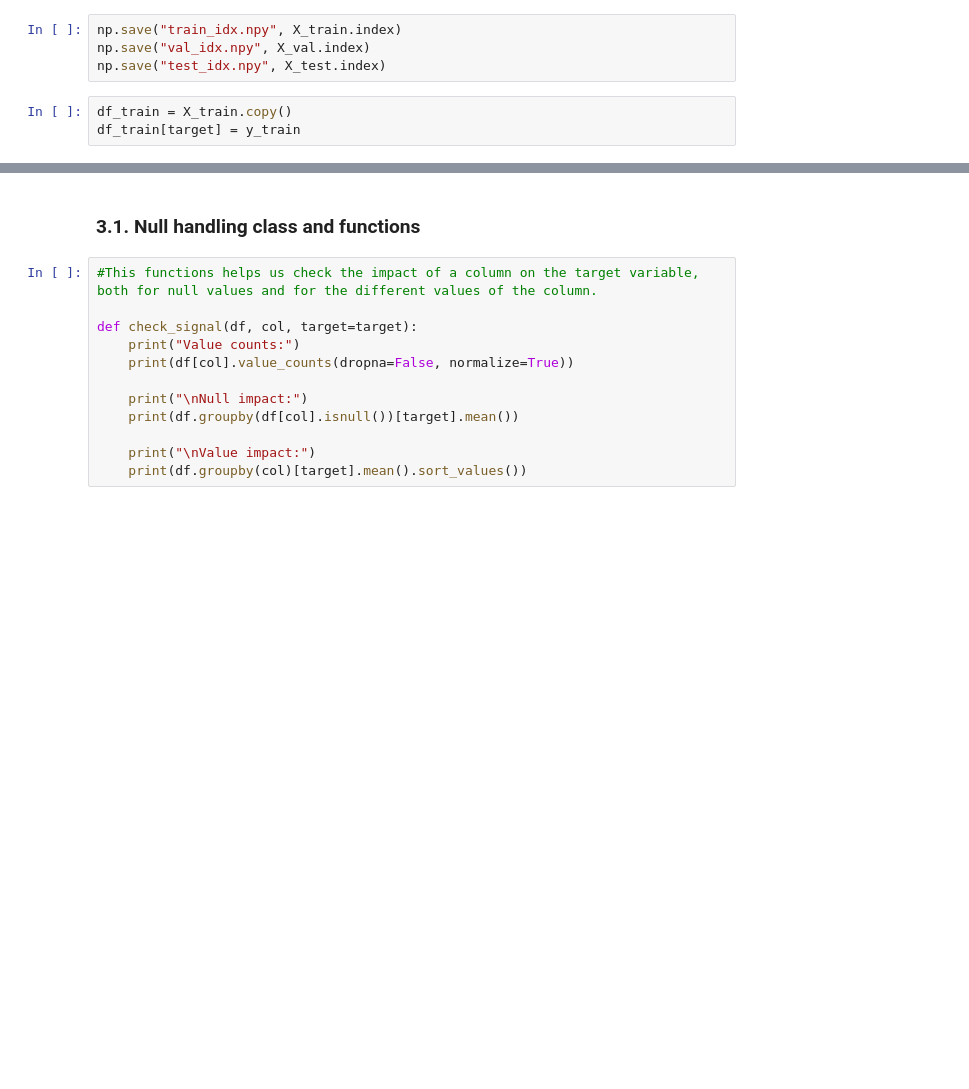
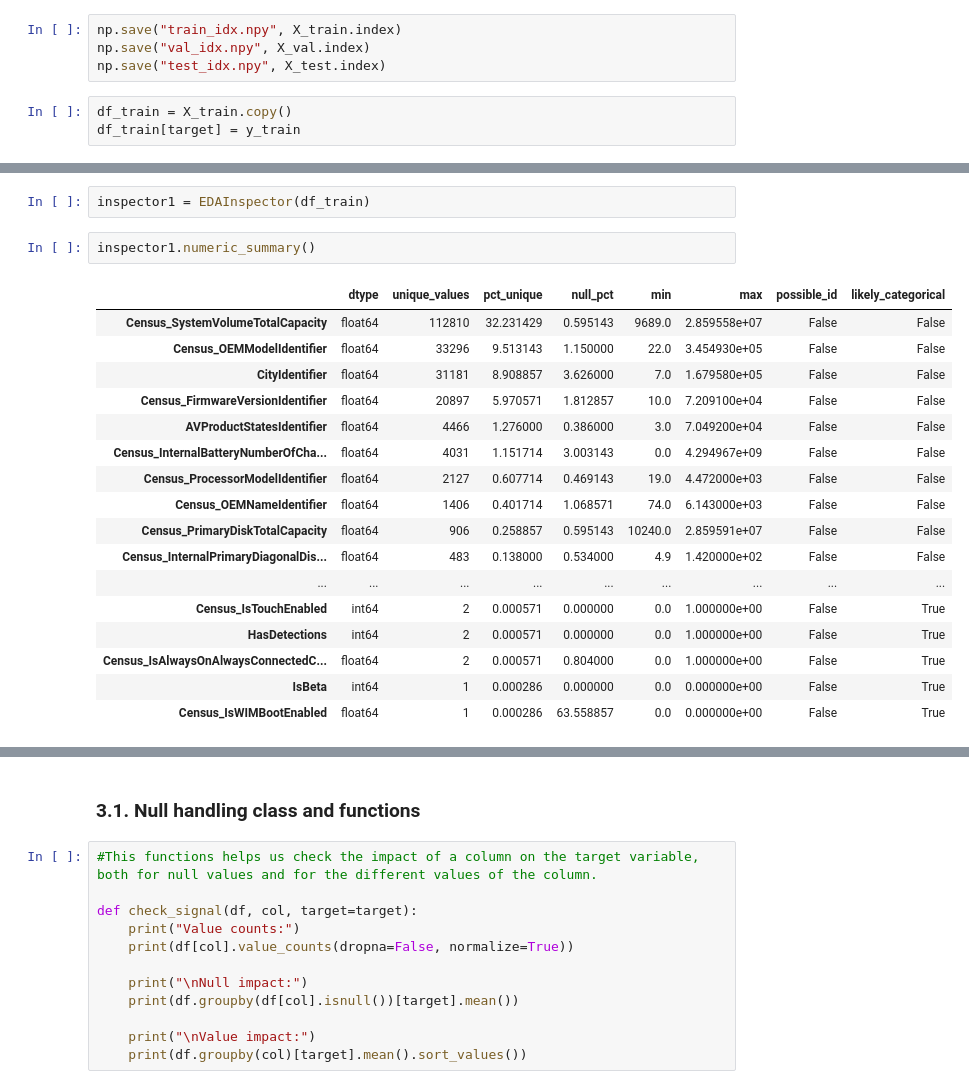
Before and after one commit to Ehunankakoa/nuclio-datascience_AI, a Jupyter notebook: Entregable_2/Entregable_2.ipynb, the cells around one changed output, grey strips where cells are left out. Drawn from its saved outputs; the diff is of its cells as text; blank space fills up the shorter version.

Commit message:
eda_null_handling_commit

```diff
--- a/Entregable_2/Entregable_2.ipynb
+++ b/Entregable_2/Entregable_2.ipynb
@@ -184,0 +312,22 @@ df_train[target] = y_train
+# %%
+inspector1 = EDAInspector(df_train)
+# %%
+inspector1.numeric_summary()
+# %% [output]
+|  | dtype | unique_values | pct_unique | null_pct | min | max | possible_id | likely_categorical |
+| Census_SystemVolumeTotalCapacity | float64 | 112810 | 32.231429 | 0.595143 | 9689.0 | 2.859558e+07 | False | False |
+| Census_OEMModelIdentifier | float64 | 33296 | 9.513143 | 1.150000 | 22.0 | 3.454930e+05 | False | False |
+| CityIdentifier | float64 | 31181 | 8.908857 | 3.626000 | 7.0 | 1.679580e+05 | False | False |
+| Census_FirmwareVersionIdentifier | float64 | 20897 | 5.970571 | 1.812857 | 10.0 | 7.209100e+04 | False | False |
+| AVProductStatesIdentifier | float64 | 4466 | 1.276000 | 0.386000 | 3.0 | 7.049200e+04 | False | False |
+| Census_InternalBatteryNumberOfCha... | float64 | 4031 | 1.151714 | 3.003143 | 0.0 | 4.294967e+09 | False | False |
+| Census_ProcessorModelIdentifier | float64 | 2127 | 0.607714 | 0.469143 | 19.0 | 4.472000e+03 | False | False |
+| Census_OEMNameIdentifier | float64 | 1406 | 0.401714 | 1.068571 | 74.0 | 6.143000e+03 | False | False |
+| Census_PrimaryDiskTotalCapacity | float64 | 906 | 0.258857 | 0.595143 | 10240.0 | 2.859591e+07 | False | False |
+| Census_InternalPrimaryDiagonalDis... | float64 | 483 | 0.138000 | 0.534000 | 4.9 | 1.420000e+02 | False | False |
+| ... | ... | ... | ... | ... | ... | ... | ... | ... |
+| Census_IsTouchEnabled | int64 | 2 | 0.000571 | 0.000000 | 0.0 | 1.000000e+00 | False | True |
+| HasDetections | int64 | 2 | 0.000571 | 0.000000 | 0.0 | 1.000000e+00 | False | True |
+| Census_IsAlwaysOnAlwaysConnectedC... | float64 | 2 | 0.000571 | 0.804000 | 0.0 | 1.000000e+00 | False | True |
+| IsBeta | int64 | 1 | 0.000286 | 0.000000 | 0.0 | 0.000000e+00 | False | True |
+| Census_IsWIMBootEnabled | float64 | 1 | 0.000286 | 63.558857 | 0.0 | 0.000000e+00 | False | True |
```
Also changed, not shown: parts of 17 cells of this notebook.
